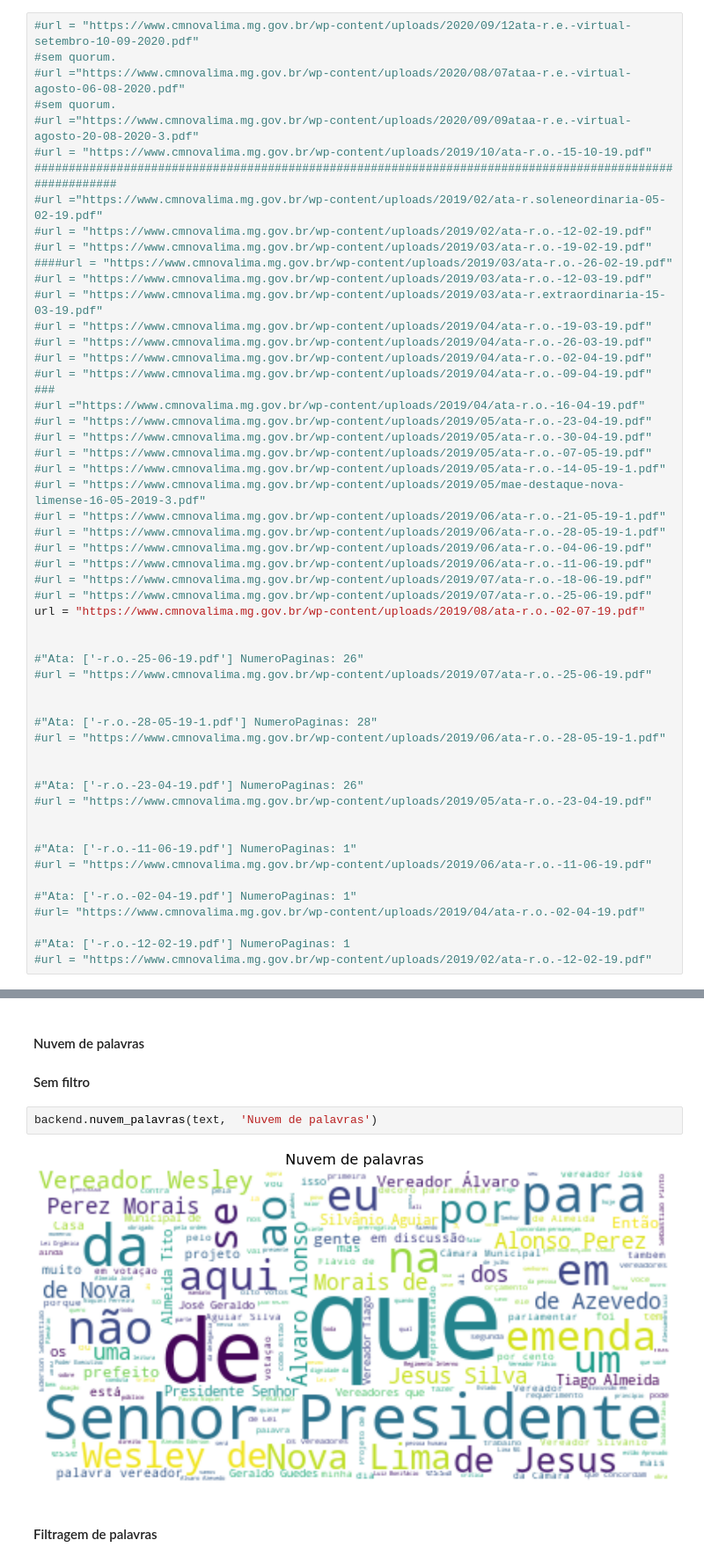
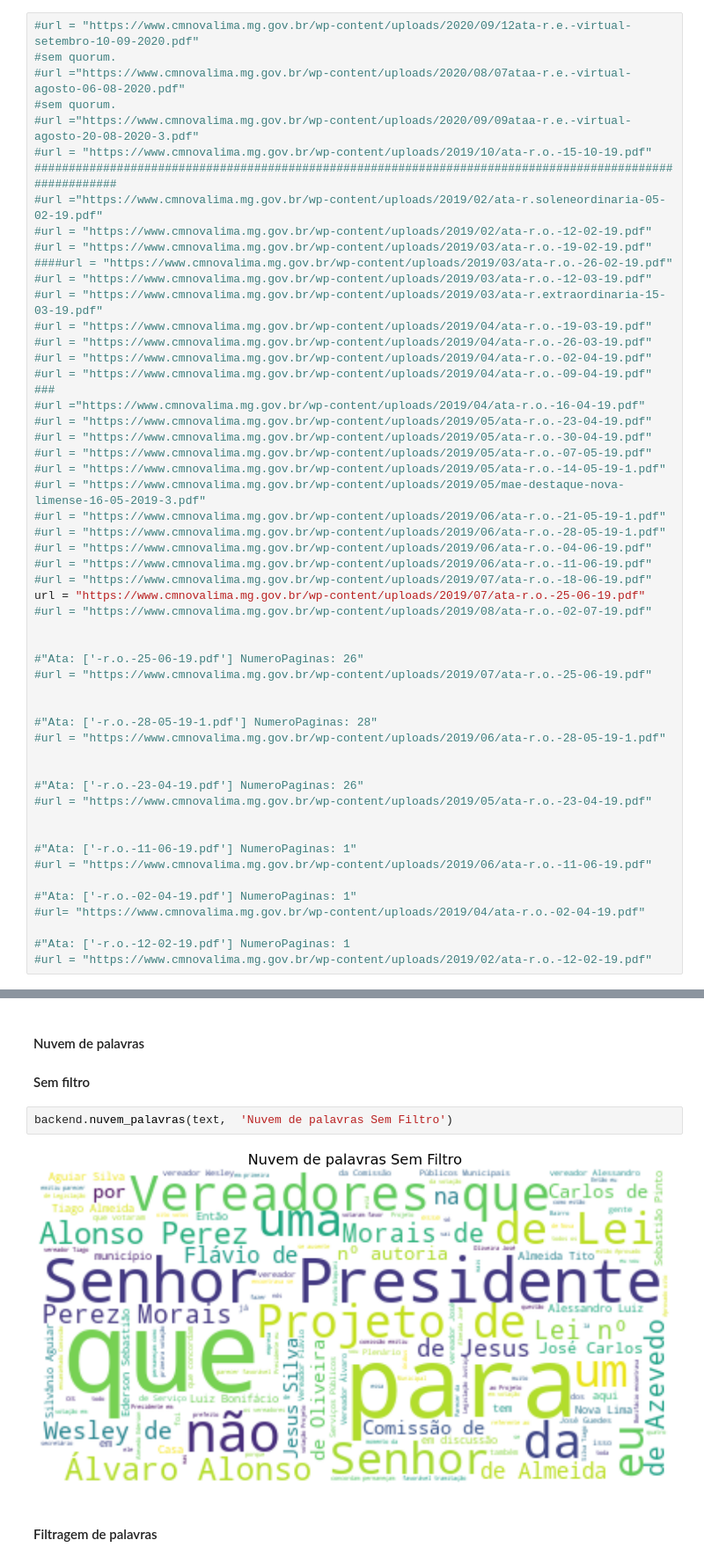
Before and after one commit to MichelAngelo7/NovaLima, a Jupyter notebook: Nuvem de palavras/NuvemDePalavrasPdfMiner.ipynb, the cells around one changed output, grey strips where cells are left out. Shown at 88% size. Cells and saved outputs as stored; diff of their text form.

```diff
--- a/Nuvem de palavras/NuvemDePalavrasPdfMiner.ipynb
+++ b/Nuvem de palavras/NuvemDePalavrasPdfMiner.ipynb
@@ -30,8 +30,8 @@ from funcionalidades import backend
 #url = "https://www.cmnovalima.mg.gov.br/wp-content/uploads/2019/06/ata-r.o.-04-06-19.pdf"
 #url = "https://www.cmnovalima.mg.gov.br/wp-content/uploads/2019/06/ata-r.o.-11-06-19.pdf"
 #url = "https://www.cmnovalima.mg.gov.br/wp-content/uploads/2019/07/ata-r.o.-18-06-19.pdf"
-#url = "https://www.cmnovalima.mg.gov.br/wp-content/uploads/2019/07/ata-r.o.-25-06-19.pdf"
-url = "https://www.cmnovalima.mg.gov.br/wp-content/uploads/2019/08/ata-r.o.-02-07-19.pdf"
+url = "https://www.cmnovalima.mg.gov.br/wp-content/uploads/2019/07/ata-r.o.-25-06-19.pdf"
+#url = "https://www.cmnovalima.mg.gov.br/wp-content/uploads/2019/08/ata-r.o.-02-07-19.pdf"
 
 
 #"Ata: ['-r.o.-25-06-19.pdf'] NumeroPaginas: 26"
@@ -62,9 +62,9 @@ text = backend.extrair_texto_pdf(url)
 #### Nuvem de palavras
 #### Sem filtro
 # %%
-backend.nuvem_palavras(text,  'Nuvem de palavras')
+backend.nuvem_palavras(text,  'Nuvem de palavras Sem Filtro')
 # %% [output]
-[figure, old version]
+[figure, new version]
 # %% [markdown]
 #### Filtragem de palavras
 # %%
```
Also changed, not shown: parts of 3 cells of this notebook, 7 other files.
